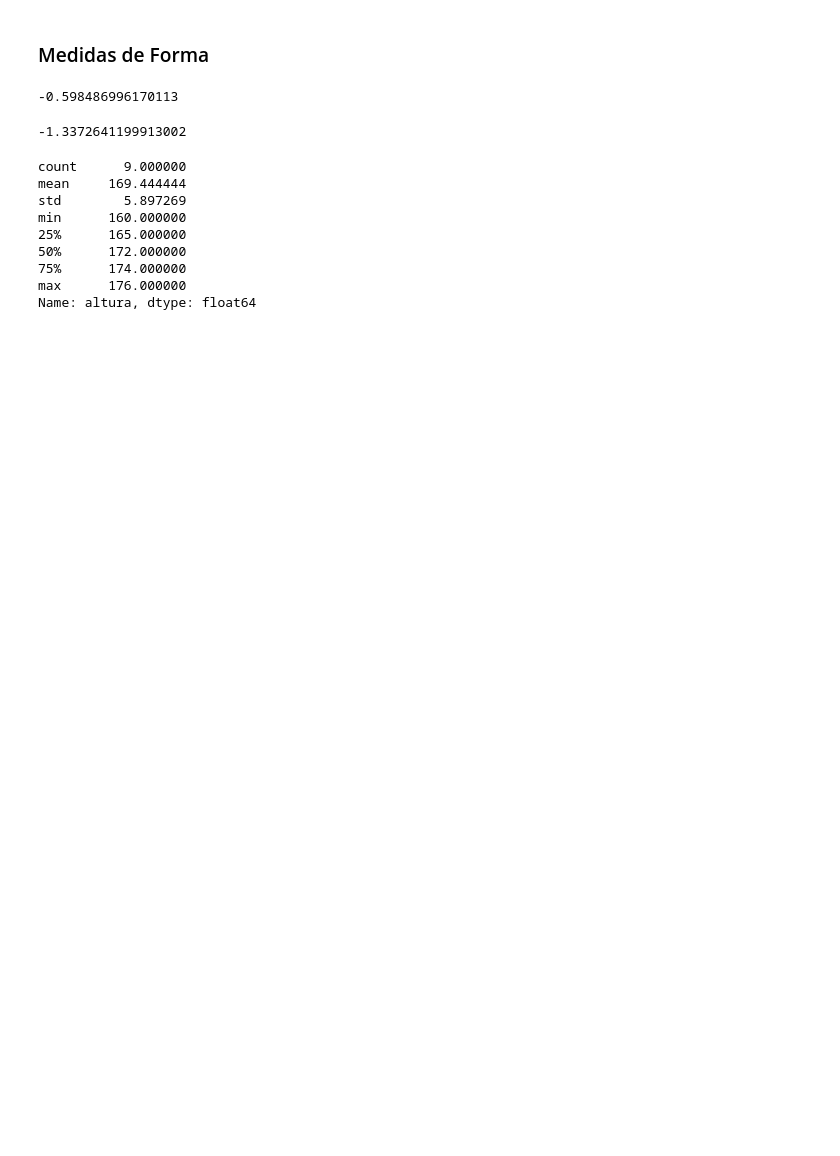
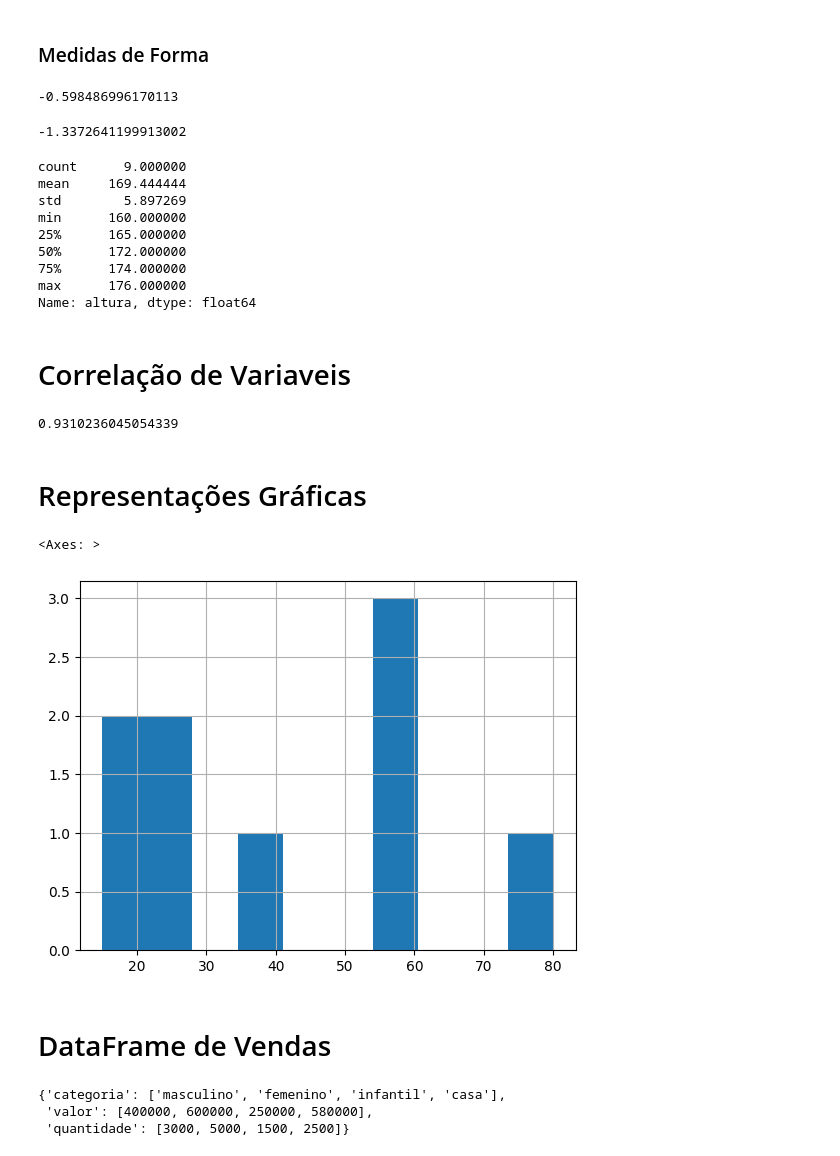
Before and after one commit to maryane-castro/data-science-rocketseat, a Jupyter notebook: Stage-1/step-1.ipynb, the cells around one changed output. Saved outputs shown, nothing was run; the diff lists cells and outputs as text; code cells hidden in the pictures; blank space fills up the shorter version.

```diff
--- a/Stage-1/step-1.ipynb
+++ b/Stage-1/step-1.ipynb
@@ -92,3 +84,31 @@ min      160.000000
 75%      174.000000
 max      176.000000
 Name: altura, dtype: float64
+# %% [markdown]
+# Correlação de Variaveis
+# %%
+#correlação do dataframe
+df_medidas.corr(method='pearson')
+df_medidas.corr(method='spearman')
+
+#correlação entre 2
+df_medidas.idade.corr(df_medidas.altura)
+# %% [output]
+0.9310236045054339
+# %% [markdown]
+# Representações Gráficas
+# %%
+# histograma
+df_medidas.idade.hist()
+# %% [output]
+<Axes: >
+[figure, added]
+# %% [markdown]
+# DataFrame de Vendas
+# %%
+dict_vendas = {"categoria" : ['masculino', 'femenino', 'infantil', 'casa'], "valor": [400000, 600000, 250000, 580000], 'quantidade': [3000, 5000, 1500, 2500]}
+dict_vendas
+# %% [output]
+{'categoria': ['masculino', 'femenino', 'infantil', 'casa'],
+ 'valor': [400000, 600000, 250000, 580000],
+ 'quantidade': [3000, 5000, 1500, 2500]}
```
Also changed, not shown: parts of 15 cells of this notebook.
